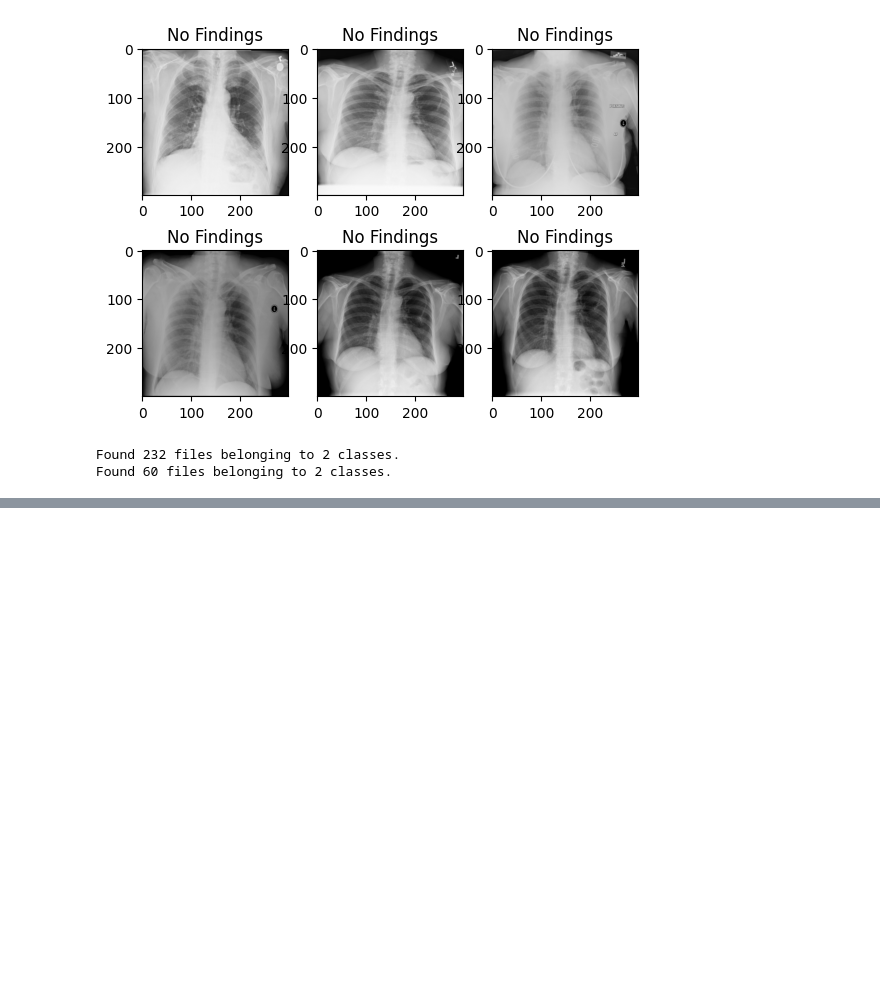
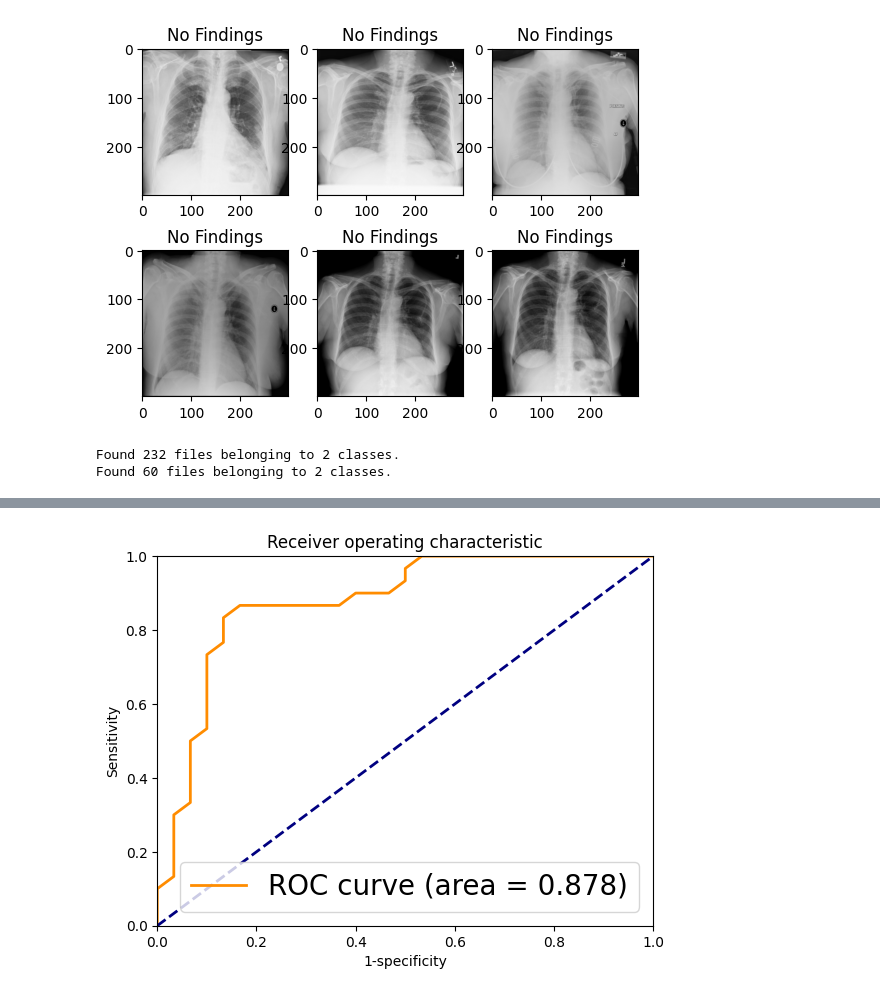
Before and after one commit to arafatanam/Evaluating-Chest-X-Rays-using-TensorFlow, a Jupyter notebook: chest_xray.ipynb, the cells around one changed output, grey strips where cells are left out. Cells and saved outputs as stored; diff of their text form; code cells hidden in the pictures; blank space fills up the shorter version.

```diff
--- a/chest_xray.ipynb
+++ b/chest_xray.ipynb
@@ -309,0 +517,57 @@ plt.show()
+# %%
+# Compute and plot the ROC curve by calculating sensitivity and specificity at each confidence threshold, and compute the AUC
+def create_auc_curve(classifications):
+    squares = {}
+    # Calculate TP, FP, TN, FN for each unique confidence threshold
+    for x in classifications:
+        conf = x[4]
+        TP, FP, TN, FN = 0, 0, 0, 0
+        for row in classifications:
+            assert (row[2] == "neg" or row[2] == "pos")
+            if row[2] == "neg":
+                if float(row[4]) < conf:
+                    TN += 1
+                else:
+                    FP += 1
+            else:
+                if float(row[4]) > conf:
+                    TP += 1
+                else:
+                    FN += 1
+        squares[conf] = [TP, FP, TN, FN]
+
+    # Convert counts to sensitivity and 1-specificity for ROC
+    sens_spec = {}
+    for entry in squares:
+        sens = squares[entry][0] / float(squares[entry][0] + squares[entry][3])
+        spec = squares[entry][2] / float(squares[entry][2] + squares[entry][1])
+        sens_spec[entry] = (1 - spec, sens)
+    return squares, sens_spec
+
+# Generate the ROC data
+squares, sens_spec = create_auc_curve(sorted_results)
+
+# Extract points for plotting
+x = []
+y = []
+for point in sens_spec.keys():
+    x.append(sens_spec[point][0])
+    y.append(sens_spec[point][1])
+
+# Compute AUC
+auc = sklearn.metrics.auc(x, y)
+
+# Plot ROC curve
+plt.figure()
+lw = 2
+plt.plot(x, y, color='darkorange', lw=lw, label='ROC curve (area = %0.3f)' % auc)
+plt.plot([0, 1], [0, 1], color='navy', lw=lw, linestyle='--')
+plt.xlim([0.0, 1.0])
+plt.ylim([0.0, 1.0])
+plt.ylabel('Sensitivity')
+plt.xlabel('1-specificity')
+plt.title('Receiver operating characteristic')
+plt.legend(loc="lower right", fontsize=20)
+plt.show()
+# %% [output]
+[figure, added]
```
Also changed, not shown: parts of 13 cells of this notebook, 1 other file.
